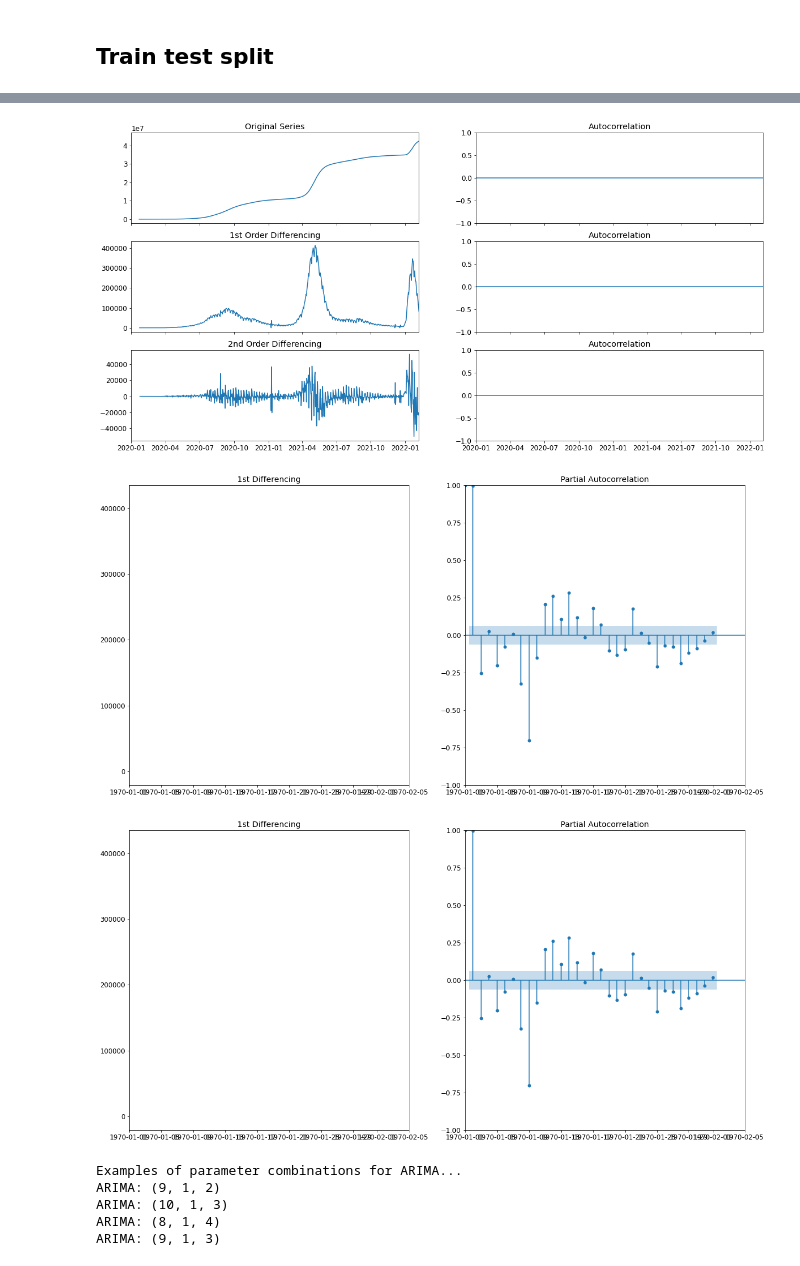
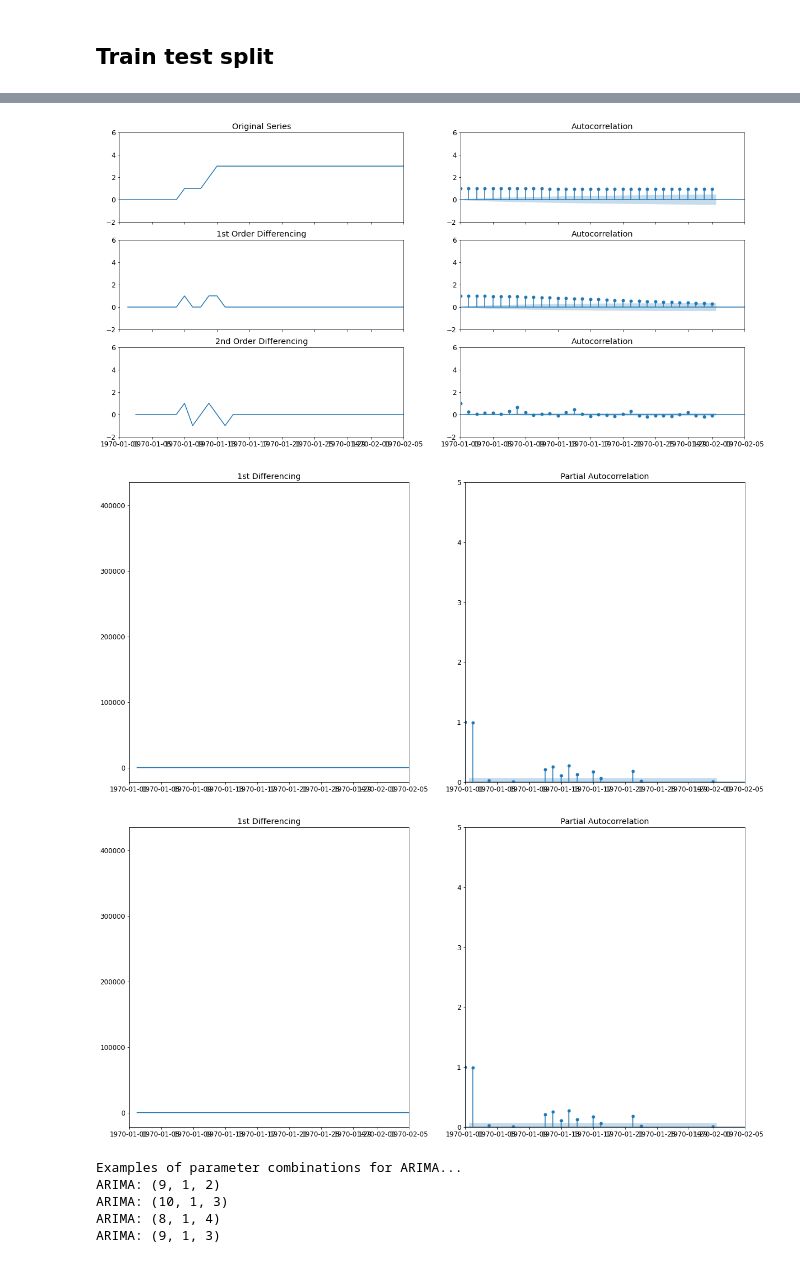
Before and after one commit to bharathvariar/Time-Forecasting-with-ARIMA-and-Neural-Networks, a Jupyter notebook: Deep Learning Project.ipynb, the cells around one changed output, grey strips where cells are left out. Cells and saved outputs as stored; diff of their text form; code cells hidden in the pictures.

```diff
--- a/Deep Learning Project.ipynb
+++ b/Deep Learning Project.ipynb
@@ -52,5 +52,6 @@ active_test = active_df['2021-04-23':'2021-04-08']
 confirmed_train = confirmed_df['2020-01-22':'2021-04-22']
 confirmed_test = confirmed_df['2021-04-23':'2021-04-08']
 # %%
-confirmed_df['US']
+arr = confirmed_df['India'].to_numpy()
+arr
 # %% [output]
@@ -69,34 +59,36 @@ Name: US, Length: 1014, dtype: int64
 # %%
 # Original Series
 from datetime import date
 from statsmodels.graphics.tsaplots import plot_acf, plot_pacf
-df = confirmed_df['India']#, 'Germany', 'Spain', 'United Kingdom', 'France', 'India', 'Iran', 'Italy', 'Russia', 'Turkey']
+df = pd.DataFrame(arr)
+#df = confirmed_df['India']#, 'Germany', 'Spain', 'United Kingdom', 'France', 'India', 'Iran', 'Italy', 'Russia', 'Turkey']
 fig, axes = plt.subplots(3, 2, sharex=True)
 for i in range(3):
     for j in range(2):
         axes[i, j].xaxis.get_data_interval()
-        axes[i, j].set_xlim([date(2020, 1, 1), date(2022, 2, 5)])
+        axes[i, j].set_xlim([date(1970, 1, 1), date(1970, 2, 5)])
+        axes[i, j].set_ylim(-2,6)
 axes[0, 0].plot(df)
 axes[0, 0].set_title('Original Series')
-# plot_acf(df, ax=axes[0, 1])
-plot_acf(df.squeeze(), lags=40, ax = axes[0, 1])
+plot_acf(df, ax=axes[0, 1])
+#plot_acf(df.squeeze(), lags=100, ax = axes[0, 1])
 
 # 1st Differencing
 axes[1, 0].plot(df.diff())
 axes[1, 0].set_title('1st Order Differencing')
-# plot_acf(df.diff().dropna(), ax=axes[1, 1])
-plot_acf(df.diff().squeeze(), lags=40, ax = axes[1, 1])
+plot_acf(df.diff().dropna(), ax=axes[1, 1])
+#plot_acf(df.diff().squeeze(), lags=1000, ax = axes[1, 1])
 
 
 # 2nd Differencing
 axes[2, 0].plot(df.diff().diff())
 axes[2, 0].set_title('2nd Order Differencing')
-# plot_acf(df.diff().diff().dropna(), ax=axes[2, 1])
-plot_acf(df.diff().diff().squeeze(), lags=40, ax = axes[2, 1])
+plot_acf(df.diff().diff().dropna(), ax=axes[2, 1])
+#plot_acf(df.diff().diff().squeeze(), lags=40, ax = axes[2, 1])
 
 plt.show()
 # %% [output]
-[figure, old version]
+[figure, new version]
 # %%
 fig, axes = plt.subplots(1, 2, sharex=True)
 axes[0].plot(df.diff())
@@ -106,8 +98,8 @@ axes[0].set_xlim([date(1970, 1, 1), date(1970, 2, 5)])
 axes[1].set_xlim([date(1970, 1, 1), date(1970, 2, 5)])
 plot_pacf(df.diff().dropna(), ax=axes[1])
 # %% [output]
-[figure, old version]
+[figure, new version]
-[figure, old version]
+[figure, new version]
 # %%
 # Define the p, d, q parameters
 p = range(4, 12)
```
Also changed, not shown: parts of 7 cells of this notebook.
